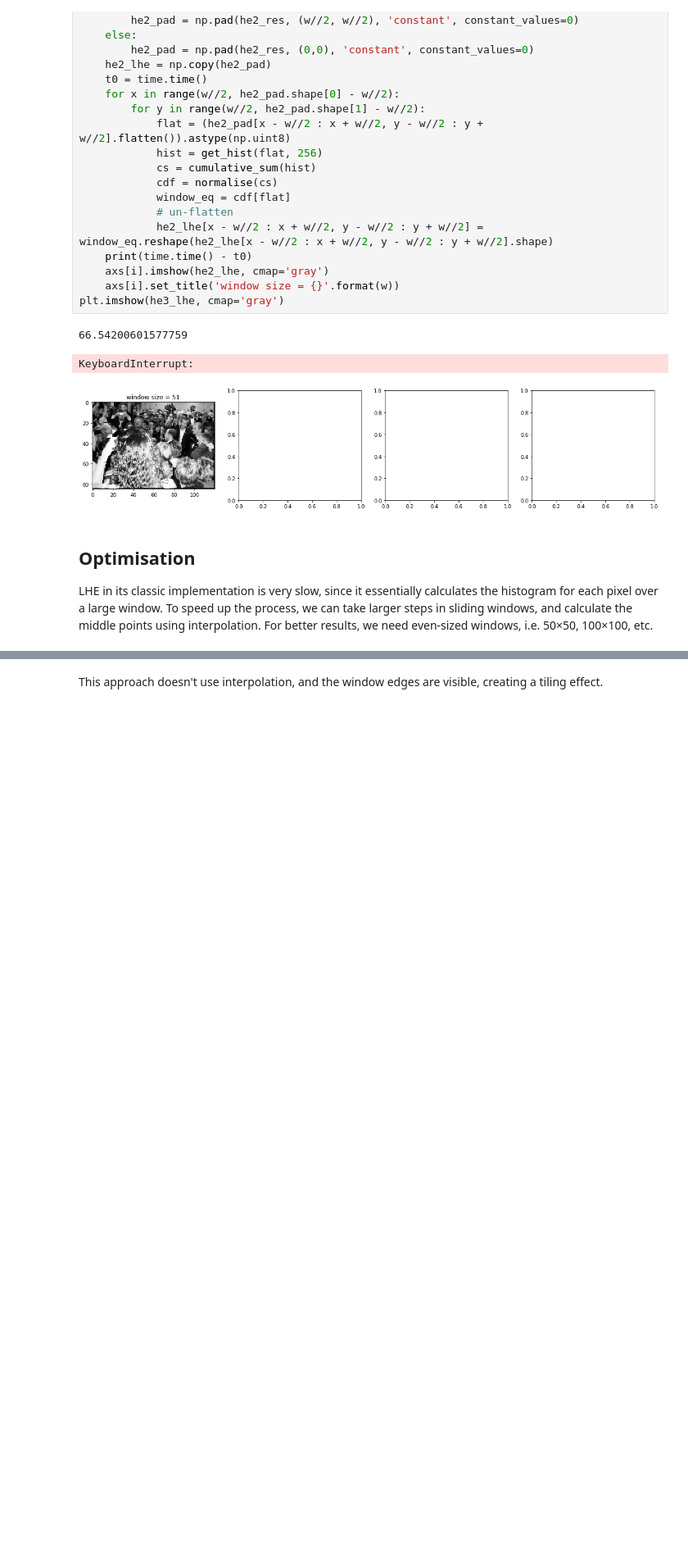
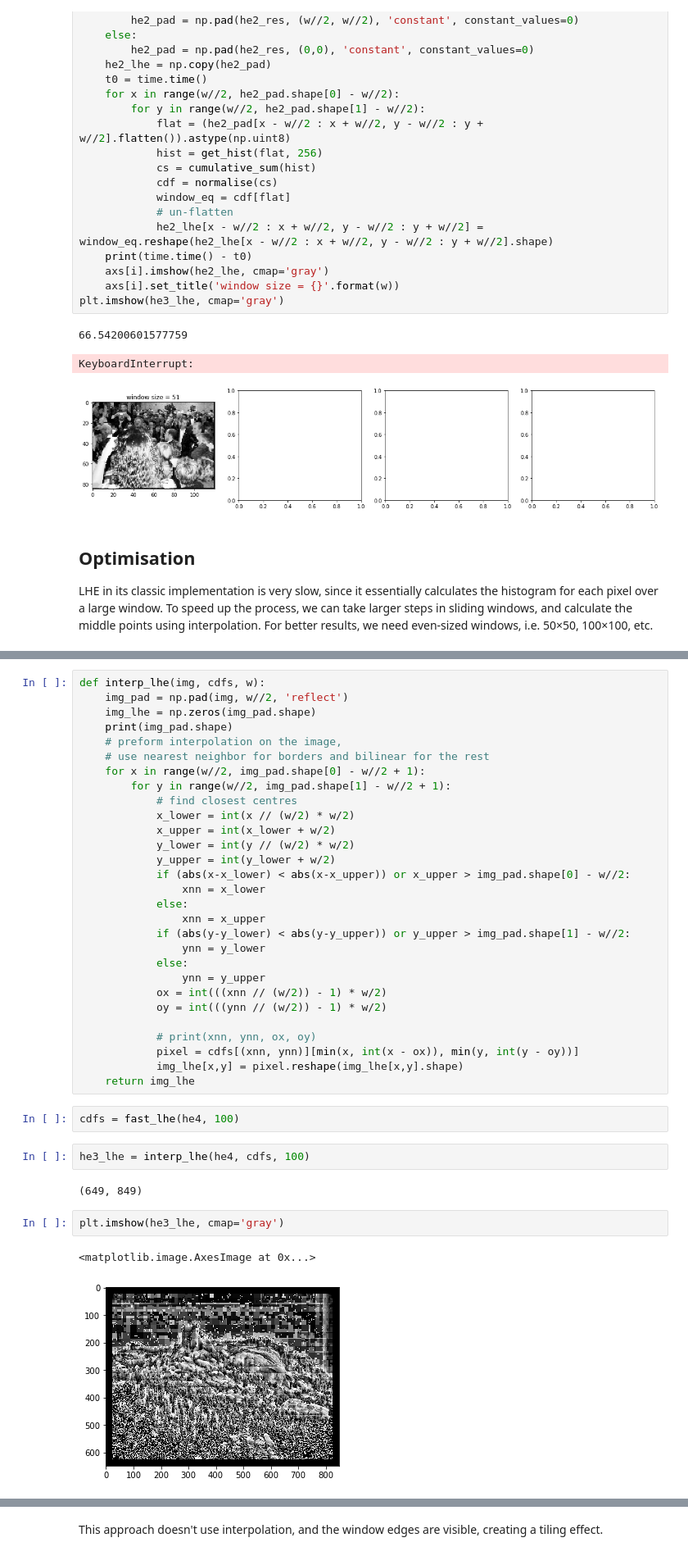
Before and after one commit to Af4rinz/CV-Codelets, a Jupyter notebook: 3-ContrastAdjustment.ipynb, the cells around one changed output, grey strips where cells are left out. Shown at 82% size. Saved outputs shown, nothing was run; the diff lists cells and outputs as text; blank space fills up the shorter version.

Commit message:
naïve fast LHE

```diff
--- a/3-ContrastAdjustment.ipynb
+++ b/3-ContrastAdjustment.ipynb
@@ -438,0 +455,40 @@ he3_res = cv2.resize(he3, (0,0), fx=0.5, fy=0.5)
+# %%
+def interp_lhe(img, cdfs, w):
+    img_pad = np.pad(img, w//2, 'reflect')
+    img_lhe = np.zeros(img_pad.shape)
+    print(img_pad.shape)
+    # preform interpolation on the image,
+    # use nearest neighbor for borders and bilinear for the rest
+    for x in range(w//2, img_pad.shape[0] - w//2 + 1):
+        for y in range(w//2, img_pad.shape[1] - w//2 + 1):
+            # find closest centres
+            x_lower = int(x // (w/2) * w/2)
+            x_upper = int(x_lower + w/2)
+            y_lower = int(y // (w/2) * w/2)
+            y_upper = int(y_lower + w/2)
+            if (abs(x-x_lower) < abs(x-x_upper)) or x_upper > img_pad.shape[0] - w//2:
+                xnn = x_lower
+            else:
+                xnn = x_upper
+            if (abs(y-y_lower) < abs(y-y_upper)) or y_upper > img_pad.shape[1] - w//2:
+                ynn = y_lower
+            else:
+                ynn = y_upper
+            ox = int(((xnn // (w/2)) - 1) * w/2)
+            oy = int(((ynn // (w/2)) - 1) * w/2)
+
+            # print(xnn, ynn, ox, oy)
+            pixel = cdfs[(xnn, ynn)][min(x, int(x - ox)), min(y, int(y - oy))]
+            img_lhe[x,y] = pixel.reshape(img_lhe[x,y].shape)
+    return img_lhe
+# %%
+cdfs = fast_lhe(he4, 100)
+# %%
+he3_lhe = interp_lhe(he4, cdfs, 100)
+# %% [output]
+(649, 849)
+# %%
+plt.imshow(he3_lhe, cmap='gray')
+# %% [output]
+<matplotlib.image.AxesImage at 0x...>
+[figure, added]
```
Also changed, not shown: parts of 7 cells of this notebook.
